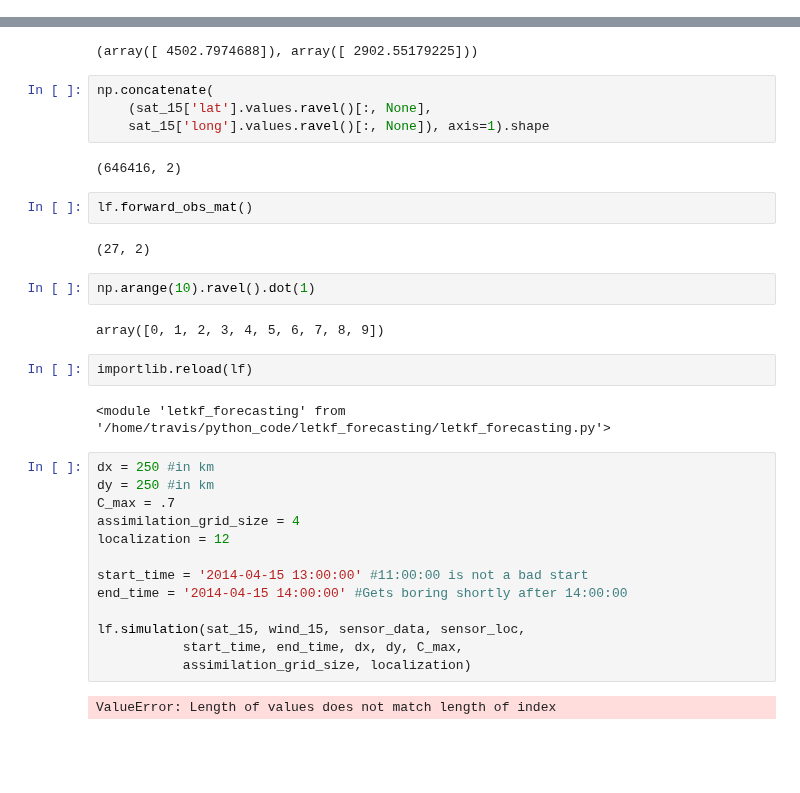
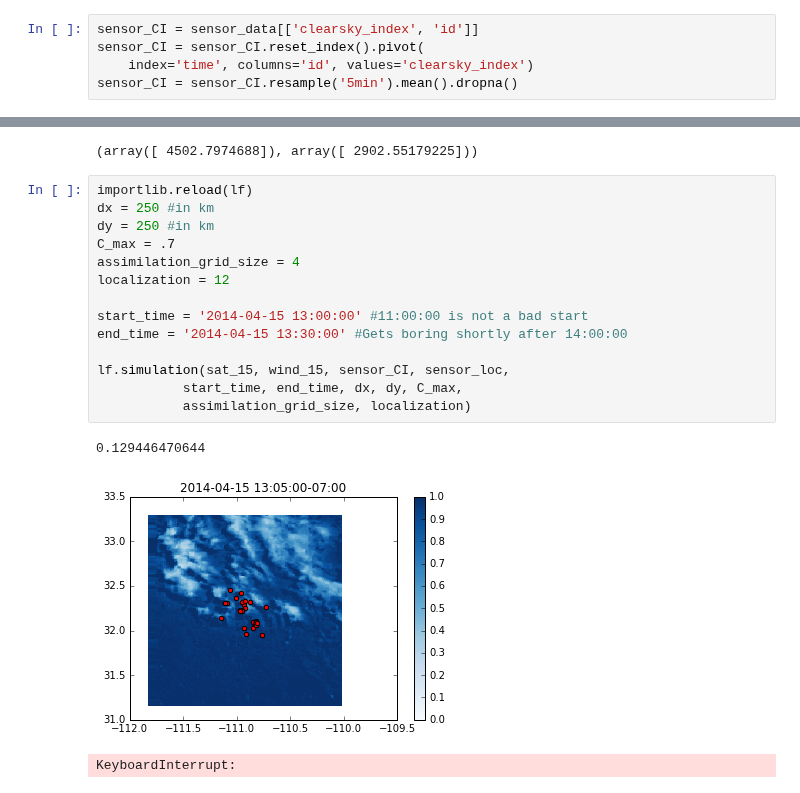
Before and after one commit to travisMharty/letkf_forecasting, a Jupyter notebook: run_file.ipynb, the cells around one changed output, grey strips where cells are left out. Saved outputs shown, nothing was run; the diff lists cells and outputs as text; blank space fills up the shorter version.

Commit message:
still working to encoreporate letkf into simulation. Should delete the simulation with variable H.

```diff
--- a/run_file.ipynb
+++ b/run_file.ipynb
@@ -36,3 +32,8 @@ sat_loc = np.concatenate([sat_15.lat.values.ravel()[:, None],
+# %%
+sensor_CI = sensor_data[['clearsky_index', 'id']]
+sensor_CI = sensor_CI.reset_index().pivot(
+    index='time', columns='id', values='clearsky_index')
+sensor_CI = sensor_CI.resample('5min').mean().dropna()
 # %%
 #This is taken from http://www.groundcontrol.com/Satellite_Look_Angle_Calculator.html
 goes15_azimuth = 220.5*(2*np.pi)/360
@@ -48,36 +49,21 @@ lf.parallax_shift(2000,
                      solar_position['elevation'].values*np.pi/360)
 # %% [output]
 (array([ 4502.7974688]), array([ 2902.55179225]))
-# %%
-np.concatenate(
-    (sat_15['lat'].values.ravel()[:, None],
-    sat_15['long'].values.ravel()[:, None]), axis=1).shape
-# %% [output]
-(646416, 2)
-# %%
-lf.forward_obs_mat()
-# %% [output]
-(27, 2)
-# %%
-np.arange(10).ravel().dot(1)
-# %% [output]
-array([0, 1, 2, 3, 4, 5, 6, 7, 8, 9])
-# %%
-importlib.reload(lf)
-# %% [output]
-<module 'letkf_forecasting' from '/home/travis/python_code/letkf_forecasting/letkf_forecasting.py'>
 # %%
+importlib.reload(lf)
 dx = 250 #in km
 dy = 250 #in km
 C_max = .7
 assimilation_grid_size = 4
 localization = 12
 
 start_time = '2014-04-15 13:00:00' #11:00:00 is not a bad start
-end_time = '2014-04-15 14:00:00' #Gets boring shortly after 14:00:00
+end_time = '2014-04-15 13:30:00' #Gets boring shortly after 14:00:00
 
-lf.simulation(sat_15, wind_15, sensor_data, sensor_loc,
+lf.simulation(sat_15, wind_15, sensor_CI, sensor_loc,
            start_time, end_time, dx, dy, C_max,
            assimilation_grid_size, localization)
 # %% [output]
-ValueError: Length of values does not match length of index
+0.129446470644
+[figure, added]
+KeyboardInterrupt:
```
Also changed, not shown: parts of 3 cells of this notebook, 1 other file.
